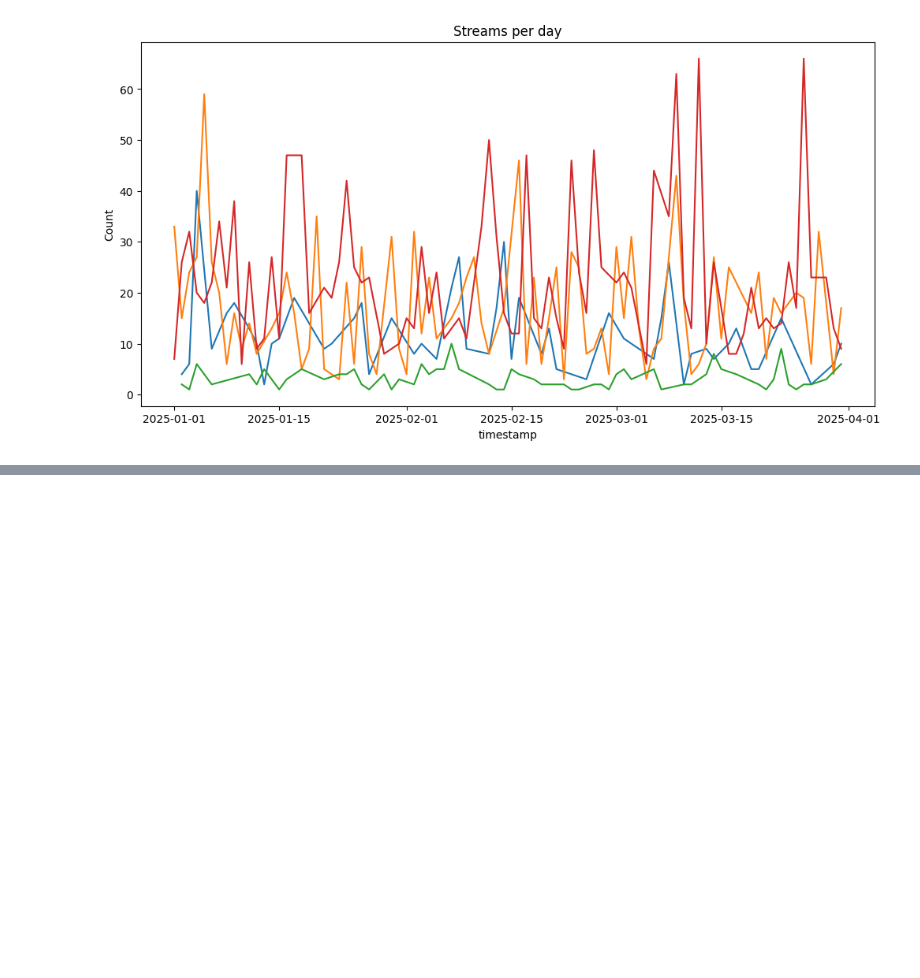
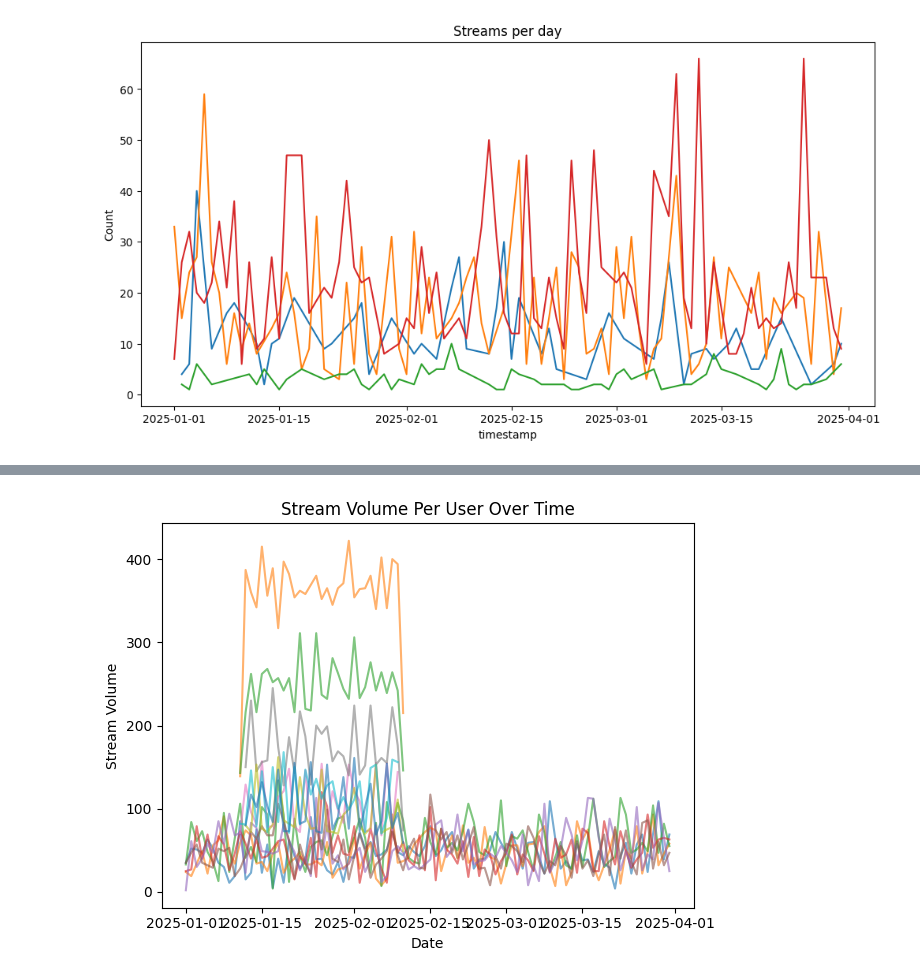
Before and after one commit to evanfrang/streaming_fraud_analysis, a Jupyter notebook: synthesize.ipynb, the cells around one changed output, grey strips where cells are left out. Drawn from its saved outputs; the diff is of its cells as text; code cells hidden in the pictures; blank space fills up the shorter version.

```diff
--- a/synthesize.ipynb
+++ b/synthesize.ipynb
@@ -416,0 +474,12 @@ plt.show()
+# %%
+user_day_counts = bot_streams_df.groupby(['user_id', bot_streams_df['timestamp'].dt.date])['track_id'].count().reset_index(name='daily_streams')
+user_day_counts["timestamp"] = pd.to_datetime(user_day_counts["timestamp"])
+# %%
+threshold = 60
+user_day_counts['high_volume'] = user_day_counts['daily_streams'] > threshold
+
+user_week = user_day_counts.groupby(['user_id', pd.Grouper(key='timestamp', freq='W-MON')])['high_volume'].sum().reset_index()
+
+suspicious = user_week[user_week['high_volume'] >= 4]['user_id'].unique()
+# %%
+suspicious_streamers = user_day_counts[user_day_counts['user_id'].isin(suspicious)]
@@ -416,0 +495,12 @@ plt.show()
+# %%
+for user_id, group in suspicious_streamers.groupby('user_id'):
+    plt.plot(group['timestamp'], group['daily_streams'], label=f'User {user_id}', alpha=0.6)
+
+plt.xlabel("Date")
+plt.ylabel("Stream Volume")
+plt.title("Stream Volume Per User Over Time")
+#plt.legend(bbox_to_anchor=(1.05, 1), loc='upper left', fontsize='small')
+plt.tight_layout()
+plt.show()
+# %% [output]
+[figure, added]
```
Also changed, not shown: parts of 14 cells of this notebook, 3 other files.
